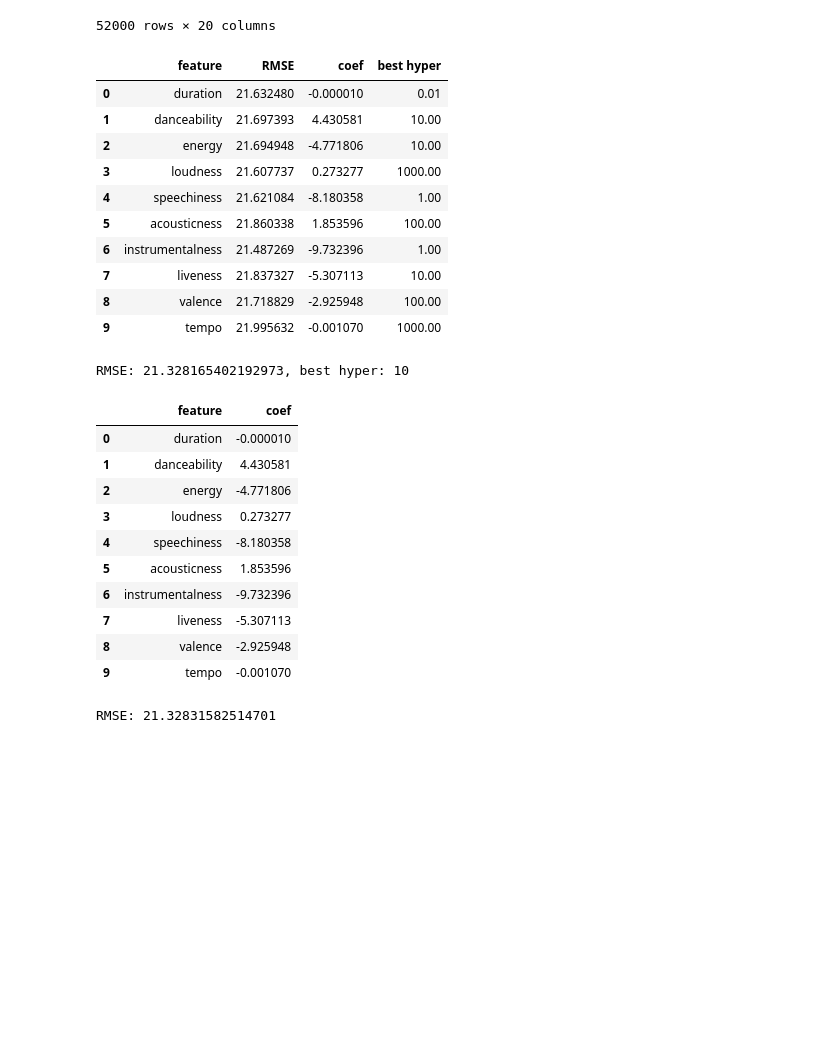
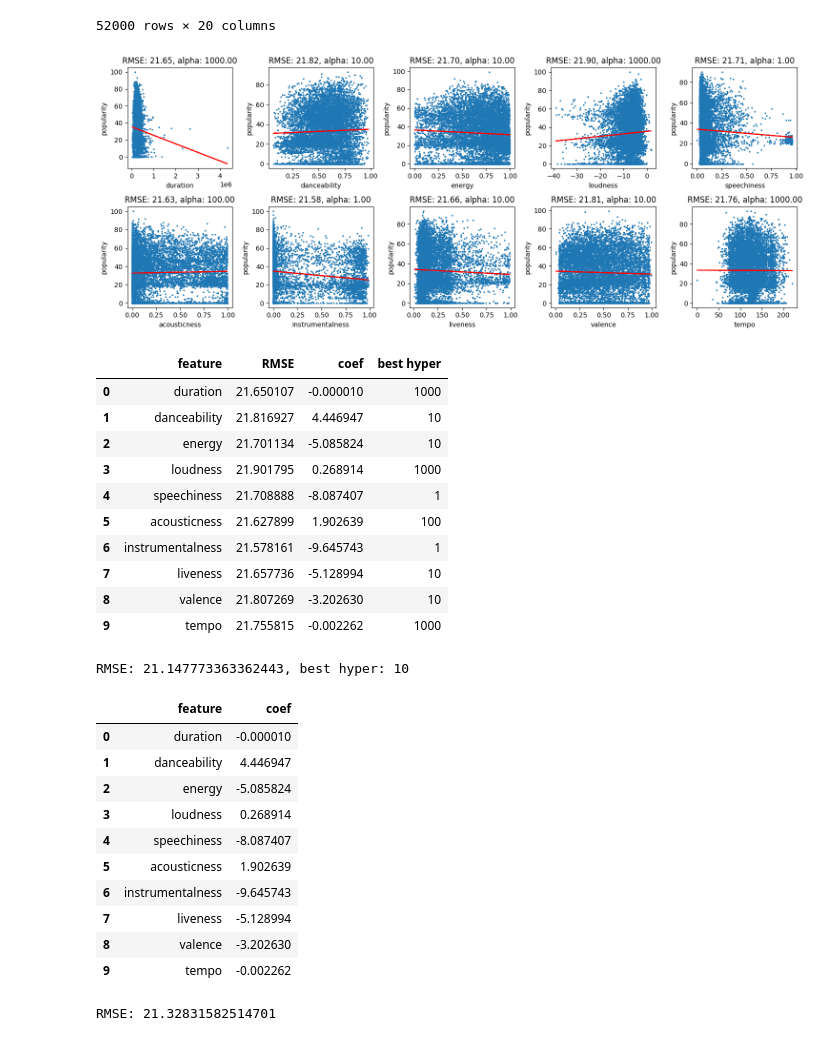
Before and after one commit to HongjinZhu/IDS-Capstone-Project, a Jupyter notebook: capsQ4Q5Q7.ipynb, the cells around one changed output. Cells and saved outputs as stored; diff of their text form; code cells hidden in the pictures; blank space fills up the shorter version.

```diff
--- a/capsQ4Q5Q7.ipynb
+++ b/capsQ4Q5Q7.ipynb
@@ -40,44 +40,57 @@ y = df['popularity'].values
 RMSE = []
 betas = []
 alphas = []
 
-for f in feature_col:
+fig, axes = plt.subplots(nrows=2, ncols=5, figsize=(15, 6))
+axes = axes.flatten()
+
+for i, f in enumerate(feature_col):
   X = df[f].values.reshape(-1, 1)
 
   # train test split
   X_train, X_test, y_train, y_test = train_test_split(X, y, test_size=0.2)
 
   # hyperparameter tuning
   param_grid = {'alpha': [1e-2, 1e-1, 1, 10, 100, 1000]}
   grid_search = GridSearchCV(Ridge(), param_grid, scoring='neg_mean_squared_error', cv=10)
   grid_search.fit(X_train, y_train)
   best_alpha = grid_search.best_params_['alpha']
   best_model = grid_search.best_estimator_
   beta = best_model.coef_[0]
 
   # evaluate the model
   pred = best_model.predict(X_test)
   rmse = np.sqrt(mean_squared_error(y_test, pred))
 
   RMSE.append(rmse)
   betas.append(beta)
   alphas.append(best_alpha)
 
+  axes[i].scatter(X_test, y_test, s=2)
+  axes[i].plot(X_test, pred, color='red')
+  axes[i].set_title(f'RMSE: {rmse:.2f}, alpha: {best_alpha:.2f}')
+  axes[i].set_xlabel(f'{f}')
+  axes[i].set_ylabel('popularity')
+
+plt.tight_layout()
+plt.show()
+
 # print results
 results4 = pd.DataFrame({'feature': feature_col, 'RMSE': RMSE, 'coef': betas, 'best hyper': alphas})
 results4
 # %% [output]
+[figure, added]
 |  | feature | RMSE | coef | best hyper |
-| 0 | duration | 21.632480 | -0.000010 | 0.01 |
-| 1 | danceability | 21.697393 | 4.430581 | 10.00 |
-| 2 | energy | 21.694948 | -4.771806 | 10.00 |
-| 3 | loudness | 21.607737 | 0.273277 | 1000.00 |
-| 4 | speechiness | 21.621084 | -8.180358 | 1.00 |
-| 5 | acousticness | 21.860338 | 1.853596 | 100.00 |
-| 6 | instrumentalness | 21.487269 | -9.732396 | 1.00 |
-| 7 | liveness | 21.837327 | -5.307113 | 10.00 |
-| 8 | valence | 21.718829 | -2.925948 | 100.00 |
-| 9 | tempo | 21.995632 | -0.001070 | 1000.00 |
+| 0 | duration | 21.650107 | -0.000010 | 1000 |
+| 1 | danceability | 21.816927 | 4.446947 | 10 |
+| 2 | energy | 21.701134 | -5.085824 | 10 |
+| 3 | loudness | 21.901795 | 0.268914 | 1000 |
+| 4 | speechiness | 21.708888 | -8.087407 | 1 |
+| 5 | acousticness | 21.627899 | 1.902639 | 100 |
+| 6 | instrumentalness | 21.578161 | -9.645743 | 1 |
+| 7 | liveness | 21.657736 | -5.128994 | 10 |
+| 8 | valence | 21.807269 | -3.202630 | 10 |
+| 9 | tempo | 21.755815 | -0.002262 | 1000 |
 # %%
 X = df[feature_col].values
 
@@ -101,18 +114,18 @@ print(f'RMSE: {rmse}, best hyper: {best_alpha}')
 results5 = pd.DataFrame({'feature': feature_col, 'coef': betas})
 results5
 # %% [output]
-RMSE: 21.328165402192973, best hyper: 10
+RMSE: 21.147773363362443, best hyper: 10
 |  | feature | coef |
 | 0 | duration | -0.000010 |
-| 1 | danceability | 4.430581 |
-| 2 | energy | -4.771806 |
-| 3 | loudness | 0.273277 |
-| 4 | speechiness | -8.180358 |
-| 5 | acousticness | 1.853596 |
-| 6 | instrumentalness | -9.732396 |
-| 7 | liveness | -5.307113 |
-| 8 | valence | -2.925948 |
-| 9 | tempo | -0.001070 |
+| 1 | danceability | 4.446947 |
+| 2 | energy | -5.085824 |
+| 3 | loudness | 0.268914 |
+| 4 | speechiness | -8.087407 |
+| 5 | acousticness | 1.902639 |
+| 6 | instrumentalness | -9.645743 |
+| 7 | liveness | -5.128994 |
+| 8 | valence | -3.202630 |
+| 9 | tempo | -0.002262 |
 # %%
 # without regularization
 model = LinearRegression()
```
Also changed, not shown: parts of 1 cell of this notebook, 2 other files.
